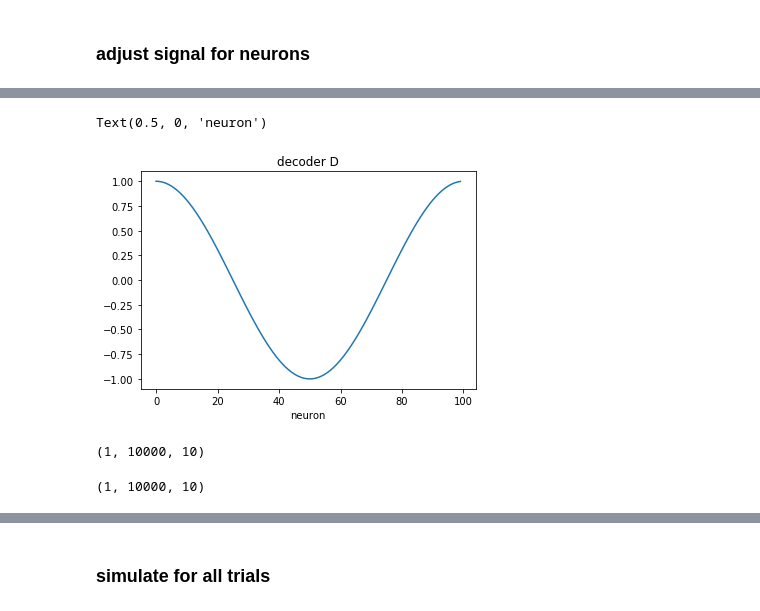
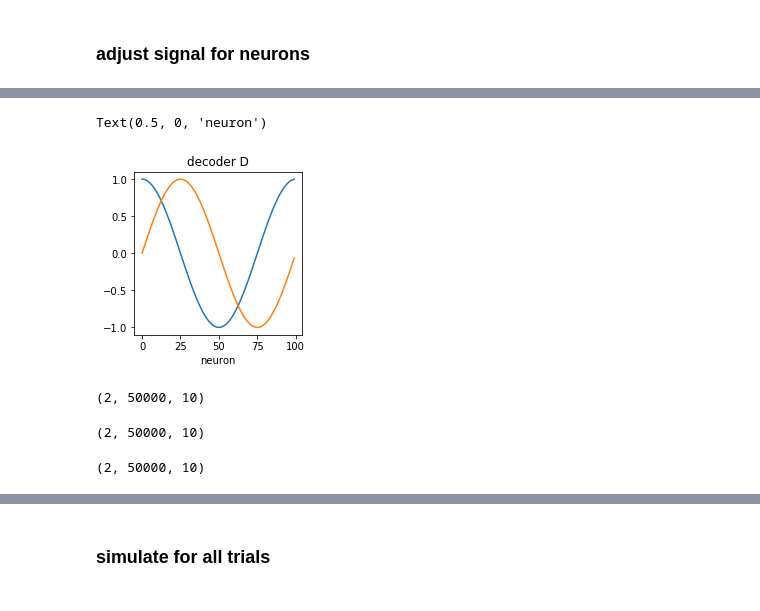
Before and after one commit to CarolineHaimerl27/LatentSpaceModels, a Jupyter notebook: Bourokan2017.ipynb, the cells around one changed output, grey strips where cells are left out. Cells and saved outputs as stored; diff of their text form; code cells hidden in the pictures.

```diff
--- a/Bourokan2017.ipynb
+++ b/Bourokan2017.ipynb
@@ -67,3 +66,7 @@ MOD.vis_xzy(cho_ydim=np.argmax(C[:,0]))
 ## encoding
 # %% [markdown]
 ### adjust signal for neurons
+# %%
+import pickle
+with open('/Users/carolinehaimerl/Downloads/Wang_wiggles.pickle', 'rb') as handle:
+    a = pickle.load(handle)
@@ -70,24 +96,11 @@ MOD.vis_xzy(cho_ydim=np.argmax(C[:,0]))
 # %%
-# upsample for neurons:
-
-# Numerical Simulation parameters
-dt = 1e-2
-#dtsign = 10
-tmax = np.max(MOD.n_step)#*dtsign
-timed = np.arange(0,tmax,dt)
-n_step = len(timed)
-signscal = 10 # scal the signal in a +/- this value range to fit for the neuron
-print(n_step)
-
-#newT = np.array(np.max(MOD.n_step)*dtsign/dt,dtype='int')
-newT = np.array(np.max(MOD.n_step)/dt,dtype='int')
 ma_x = np.zeros([MOD.xdim, newT, MOD.Ttrials])
 # interpolate
 for tt in range(MOD.Ttrials):
-    f1 = interpolate.interp1d(np.arange(np.max(MOD.n_step)), MOD.x[:,0,tt], kind='cubic')
-    if MOD.xdim==2: f2 = interpolate.interp1d(np.arange(np.max(MOD.n_step)), MOD.x[:,1,tt], kind='cubic')
+    f1 = interpolate.interp1d(np.arange(tmax), a[:,0,tt], kind='cubic')
+    if MOD.xdim==2: f2 = interpolate.interp1d(np.arange(tmax), a[:,1,tt], kind='cubic')
 
-    xnew = np.linspace(0, np.max(MOD.n_step)-1, n_step)
+    xnew = np.linspace(0, tmax-1, n_step)
     if MOD.xdim==1:
         x_ups = np.array([f1(xnew)])
     if MOD.xdim==2:
@@ -100,11 +113,11 @@ for tt in range(MOD.Ttrials):
 if MOD.xdim==1:
     plt.plot(xnew, ma_x[0,:,tt], 'g', label='upsampled+scal')
     plt.plot(xnew, x_ups[0,:], 'k', label='upsampled')
-    plt.plot(MOD.x[:,0,tt], '.r', label='latent')
+    plt.plot(a[:,0,tt], '.r', label='latent')
 if MOD.xdim==2:
     plt.plot(ma_x[0,:,tt], ma_x[1,:,tt], 'g', label='upsampled+scaled')
     plt.plot(x_ups[0,:], x_ups[1,:], 'k', label='upsampled')
-    plt.plot(MOD.x[:,0,tt], MOD.x[:,1,tt], '.g', label='latent')
+    plt.plot(a[:,0,tt], a[:,1,tt], '.g', label='latent')
 plt.legend()
 plt.title('cubic interpolation and scaling of signal for trial '+np.str(tt))
 plt.show()
@@ -117,25 +129,25 @@ plt.show()
 nu = 10e-2
 # quadratic cost: distributing activity
 mu = 10e-1
-# Readout Decay Rate, time constant of the decoder
-lbd_d = 2 # 4
-# Membrane Leak, time constant of the membrane
-lbd_v = 1
+# Readout Decay Rate, 1/time constant of the decoder
+lbd_d = 20 # 4
+# Membrane Leak, 1/time constant of the membrane
+lbd_v = 10
 decoderscaling = 100#*scal/MOD.ydim*1000# **4 # 1* scal
 # %%
 np.random.seed(1)
 SM = spiking()
 SM.par(tmax, dt, timed, n_step, MOD.ydim, nu, mu, lbd_d, lbd_v, decoderscaling, J=MOD.xdim)
 X = np.zeros(ma_x.shape)*np.nan
 c = np.zeros(ma_x.shape)*np.nan
 dmembr = np.zeros(MOD.y.shape)*np.nan
 dspikes = np.zeros(MOD.y.shape)*np.nan
 
 Omega, T, D = SM.connect(Dtyp='hetero') # MOD.C.T) #
-plt.figure()
+plt.figure(figsize=(3,3))
 plt.plot(D.T)
 plt.title('decoder D')
 plt.xlabel('neuron')
 # %% [output]
 Text(0.5, 0, 'neuron')
-[figure, old version]
+[figure, new version]
@@ -142,14 +156,18 @@ Text(0.5, 0, 'neuron')
 # %%
-c.shape
+a.shape
 # %% [output]
-(1, 10000, 10)
+(2, 50000, 10)
+# %%
+ma_x.shape
+# %% [output]
+(2, 50000, 10)
 # %%
 tt = 0
-X[:,:,tt], c[:,:,tt] = SM.signal('LDS', ma_x[:,:,tt]) #
+X[:,:,tt], c[:,:,tt] = SM.signal('LDS', a[:,:,tt]) #
 print(c.shape)
 O, V, R, X_hat = SM.mixednet(c[:,:,tt], D, Omega, T, seed=0, thresh_nois_sig=.2)
 # %% [output]
-(1, 10000, 10)
+(2, 50000, 10)
 # %%
 plt.figure()
 spksT = np.arange(O.shape[1])
```
Also changed, not shown: parts of 8 cells of this notebook, 2 other files.
